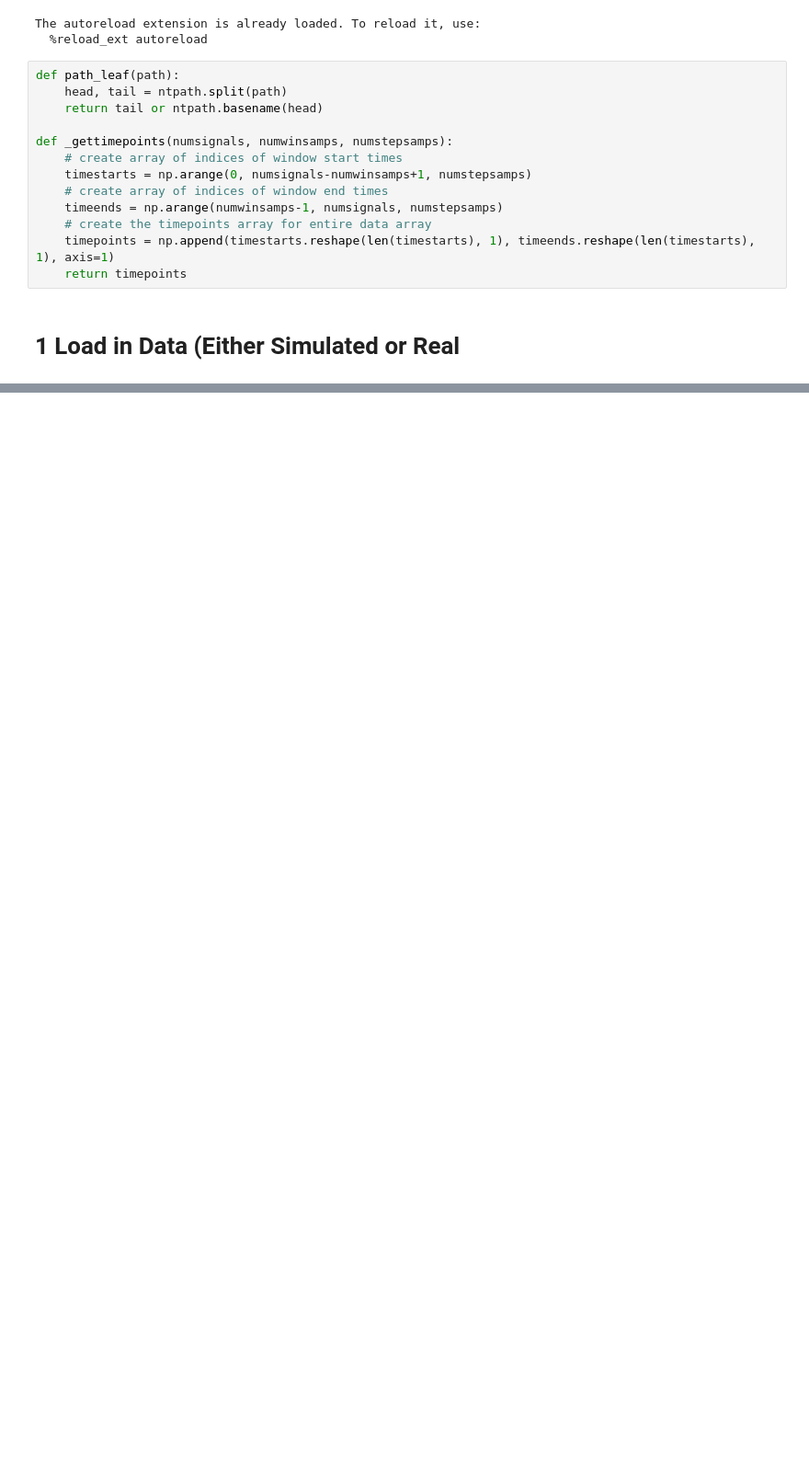
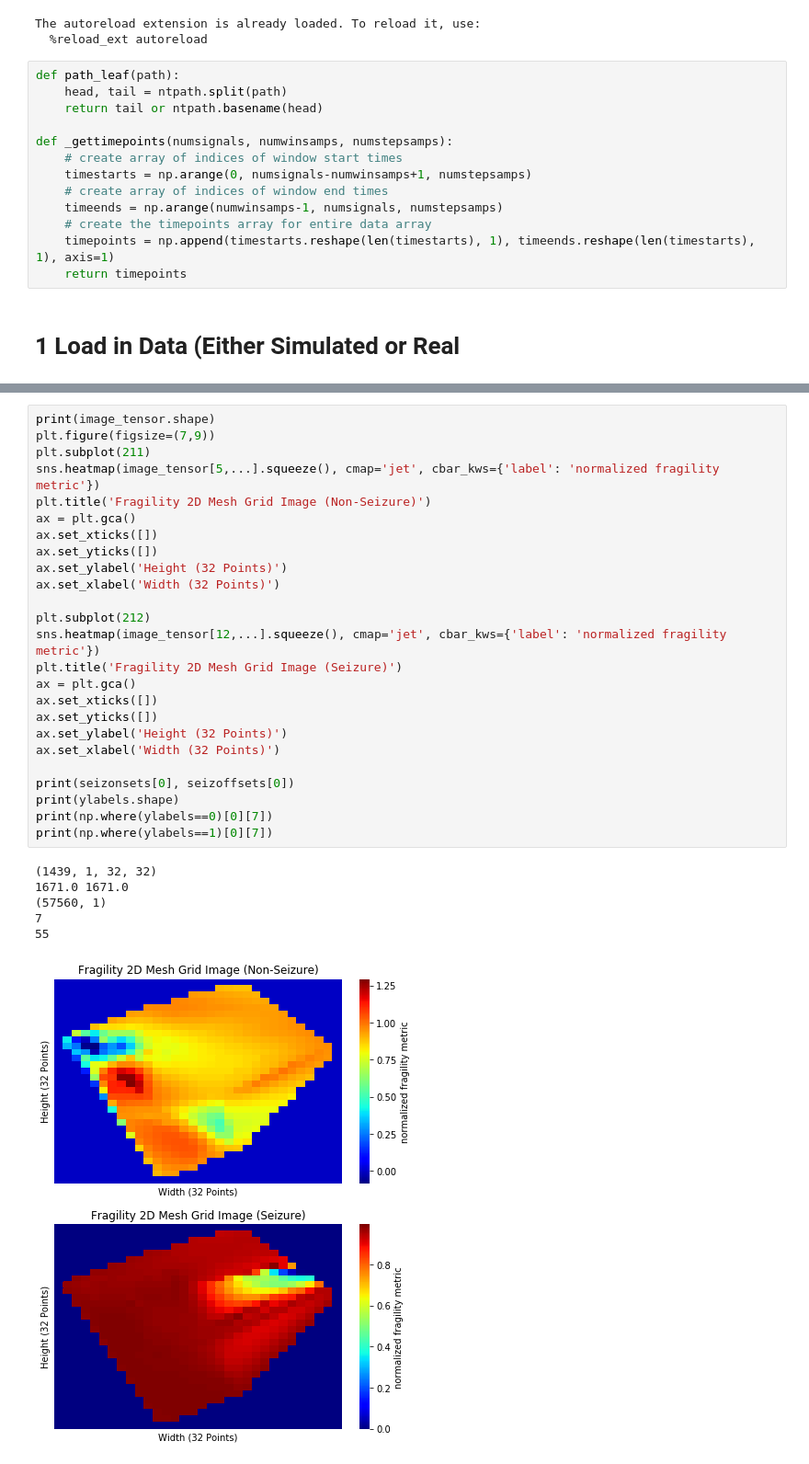
Before and after one commit to adam2392/dnn-unsupervised, a Jupyter notebook: dnn/Fragility Data Preprocessing Into 2D and 3D Images.ipynb, the cells around one changed output, grey strips where cells are left out. Shown at 92% size. Drawn from its saved outputs; the diff is of its cells as text; blank space fills up the shorter version.

```diff
--- a/dnn/Fragility Data Preprocessing Into 2D and 3D Images.ipynb
+++ b/dnn/Fragility Data Preprocessing Into 2D and 3D Images.ipynb
@@ -172 +254,33 @@ img.save('test.png')
+# %%
+print(image_tensor.shape)
+plt.figure(figsize=(7,9))
+plt.subplot(211)
+sns.heatmap(image_tensor[5,...].squeeze(), cmap='jet', cbar_kws={'label': 'normalized fragility metric'})
+plt.title('Fragility 2D Mesh Grid Image (Non-Seizure)')
+ax = plt.gca()
+ax.set_xticks([])
+ax.set_yticks([])
+ax.set_ylabel('Height (32 Points)')
+ax.set_xlabel('Width (32 Points)')
+
+plt.subplot(212)
+sns.heatmap(image_tensor[12,...].squeeze(), cmap='jet', cbar_kws={'label': 'normalized fragility metric'})
+plt.title('Fragility 2D Mesh Grid Image (Seizure)')
+ax = plt.gca()
+ax.set_xticks([])
+ax.set_yticks([])
+ax.set_ylabel('Height (32 Points)')
+ax.set_xlabel('Width (32 Points)')
+
+print(seizonsets[0], seizoffsets[0])
+print(ylabels.shape)
+print(np.where(ylabels==0)[0][7])
+print(np.where(ylabels==1)[0][7])
+# %% [output]
+(1439, 1, 32, 32)
+1671.0 1671.0
+(57560, 1)
+7
+55
+[figure, added]
 # %%
```
Also changed, not shown: parts of 22 cells of this notebook, 4 other files.
